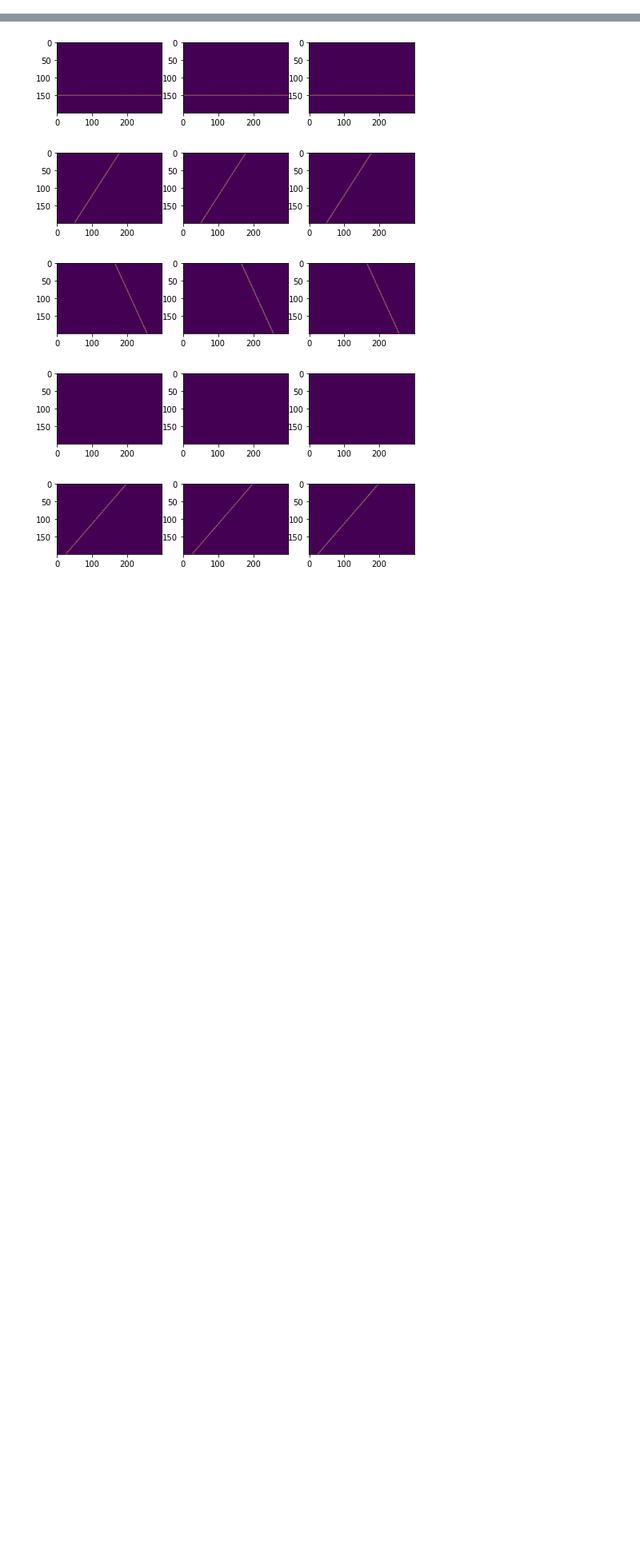
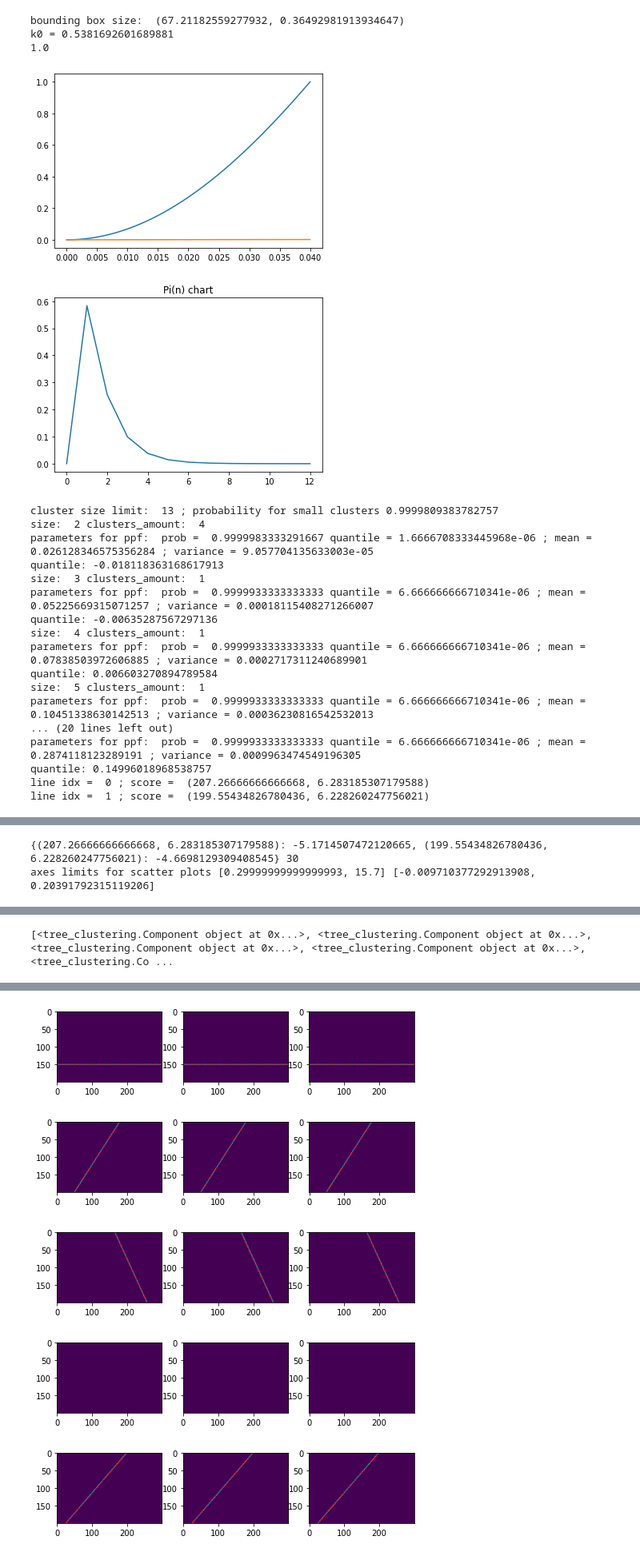
Before and after one commit to Derrior/noisy-line, a Jupyter notebook: src/tests.ipynb, the cells around one changed output, grey strips where cells are left out. Shown at 80% size. Drawn from its saved outputs; the diff is of its cells as text; code cells hidden in the pictures; blank space fills up the shorter version.

```diff
--- a/src/tests.ipynb
+++ b/src/tests.ipynb
@@ -23,0 +33,33 @@ def is_same(a, b, eps = 1e-3, w=[1e-3, 1]):
+# %%
+#img = generate_image([Line(150, 1, 1, 0)])
+clustering = TreeClustering(alpha=0.0001, rescale=sum(img.shape) / (4 * pi), cutting_dist=0.04)
+exp_data = run_exp(img, grid_size=10,
+                   polarization_method=MaxComponentInertionPolarization(5),
+                   peak_detection_method=clustering, lines_count=2)
+exp_data.visualize(compact=True)
+
+print(clustering.result, len(clustering.point_list))
+clustering.visualize_clusters()
+# %% [output]
+bounding box size:  (67.21182559277932, 0.36492981913934647)
+k0 = 0.5381692601689881
+1.0
+[figure, added]
+[figure, added]
+cluster size limit:  13 ; probability for small clusters 0.9999809383782757
+size:  2 clusters_amount:  4
+parameters for ppf:  prob =  0.9999983333291667 quantile = 1.6666708333445968e-06 ; mean = 0.026128346575356284 ; variance = 9.057704135633003e-05
+quantile: -0.018118363168617913
+size:  3 clusters_amount:  1
+parameters for ppf:  prob =  0.9999933333333333 quantile = 6.666666666710341e-06 ; mean = 0.05225669315071257 ; variance = 0.00018115408271266007
+quantile: -0.00635287567297136
+size:  4 clusters_amount:  1
+parameters for ppf:  prob =  0.9999933333333333 quantile = 6.666666666710341e-06 ; mean = 0.07838503972606885 ; variance = 0.0002717311240689901
+quantile: 0.006603270894789584
+size:  5 clusters_amount:  1
+parameters for ppf:  prob =  0.9999933333333333 quantile = 6.666666666710341e-06 ; mean = 0.10451338630142513 ; variance = 0.00036230816542532013
+... (20 lines left out)
+parameters for ppf:  prob =  0.9999933333333333 quantile = 6.666666666710341e-06 ; mean = 0.2874118123289191 ; variance = 0.0009963474549196305
+quantile: 0.14996018968538757
+line idx =  0 ; score =  (207.26666666666668, 6.283185307179588)
+line idx =  1 ; score =  (199.55434826780436, 6.228260247756021)
@@ -23,0 +67,2 @@ def is_same(a, b, eps = 1e-3, w=[1e-3, 1]):
+{(207.26666666666668, 6.283185307179588): -5.1714507472120665, (199.55434826780436, 6.228260247756021): -4.6698129309408545} 30
+axes limits for scatter plots [0.29999999999999993, 15.7] [-0.009710377292913908, 0.20391792315119206]
@@ -23,0 +70,4 @@ def is_same(a, b, eps = 1e-3, w=[1e-3, 1]):
+# %%
+print(list(clustering.components)[:10])
+# %% [output]
+[<tree_clustering.Component object at 0x...>, <tree_clustering.Component object at 0x...>, <tree_clustering.Component object at 0x...>, <tree_clustering.Component object at 0x...>, <tree_clustering.Co ...
```
Also changed, not shown: parts of 13 cells of this notebook, 7 other files.
